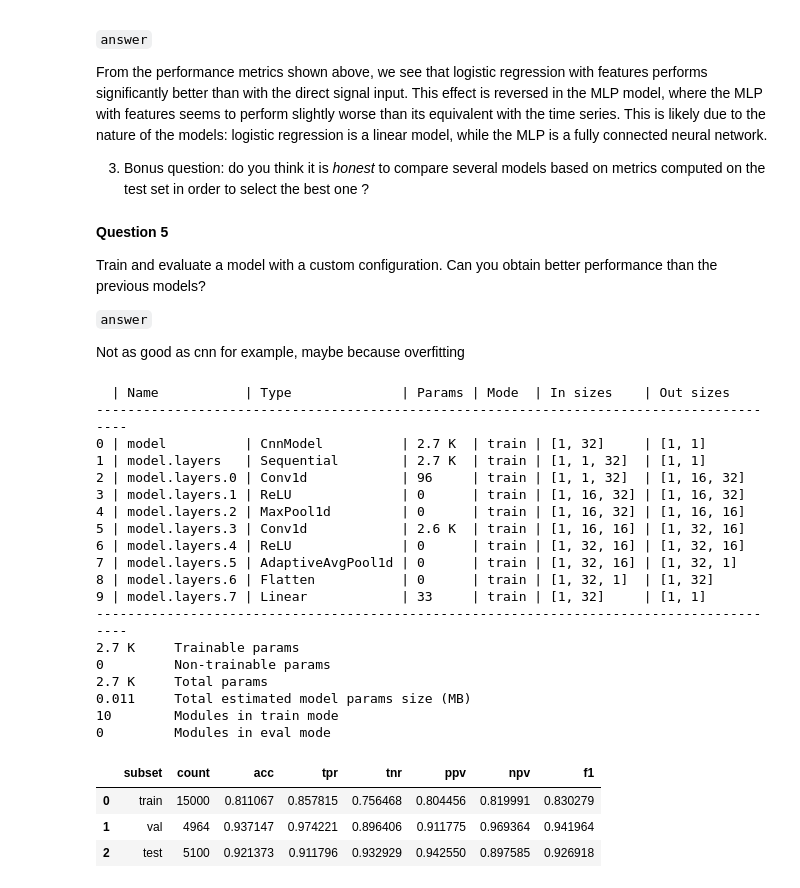
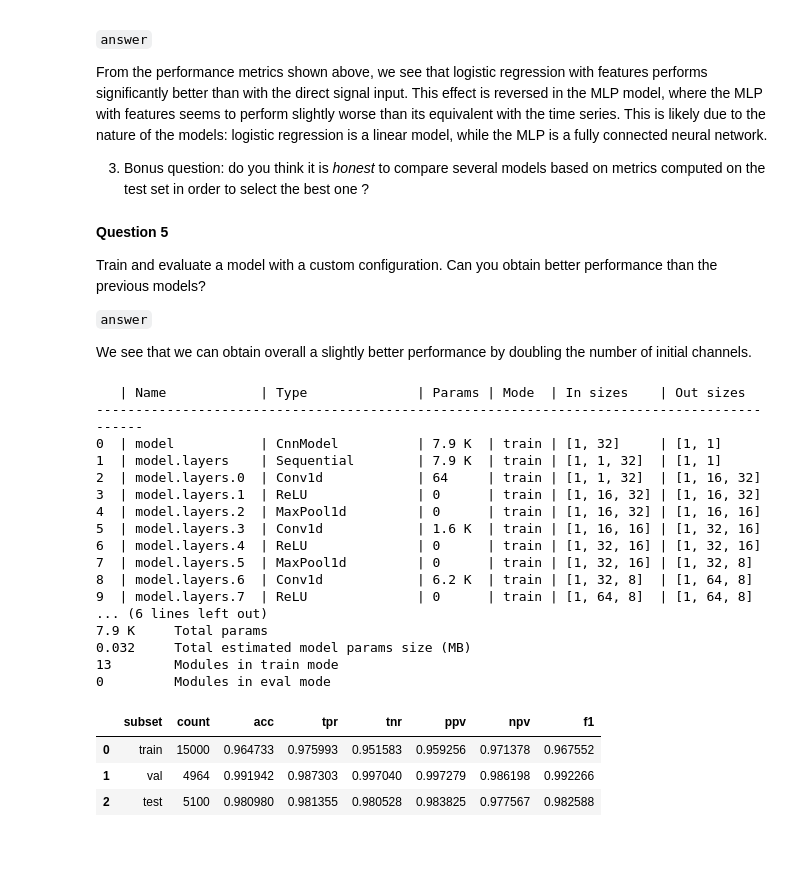
Before and after one commit to ricardo2911/labo, a Jupyter notebook: labo_11/notebooks/af_classification.ipynb, the cells around one changed output. Saved outputs shown, nothing was run; the diff lists cells and outputs as text; code cells hidden in the pictures; blank space fills up the shorter version.

```diff
--- a/labo_11/notebooks/af_classification.ipynb
+++ b/labo_11/notebooks/af_classification.ipynb
@@ -775,51 +776,49 @@ Train and evaluate a model with a custom configuration. Can you obtain better pe
 
 `answer`
 
-Not as good as cnn for example, maybe because overfitting
+We see that we can obtain overall a slightly better performance by doubling the number of initial channels.
 # %%
 # Customize the model configuration below.
 custom_config_name = 'custom'
 custom_config = {
     'model': {
         'name': 'cnn',
         'config': {
             'input_size': intervals.shape[1],
             'output_size': targets.shape[1],
-            'n_layers': 2,
+            'n_layers': 3,
             'n_initial_channels': 16,
-            'kernel_size': 5,
+            'kernel_size': 3,
         },
     },
     'optimizer': {
         'name': 'adam',
         'config': {'lr': 0.0001},
     },
 }
 
 custom_model = train_model(custom_config_name, custom_config, intervals, targets, i_train, i_val, n_epochs, batch_size)
 custom_metrics = evaluate_model(custom_model, intervals, targets, i_train, i_val, i_test, batch_size)
 IPython.display.display(custom_metrics)
 # %% [output]
-  | Name           | Type              | Params | Mode  | In sizes    | Out sizes
------------------------------------------------------------------------------------------
-0 | model          | CnnModel          | 2.7 K  | train | [1, 32]     | [1, 1]
-1 | model.layers   | Sequential        | 2.7 K  | train | [1, 1, 32]  | [1, 1]
-2 | model.layers.0 | Conv1d            | 96     | train | [1, 1, 32]  | [1, 16, 32]
-3 | model.layers.1 | ReLU              | 0      | train | [1, 16, 32] | [1, 16, 32]
-4 | model.layers.2 | MaxPool1d         | 0      | train | [1, 16, 32] | [1, 16, 16]
-5 | model.layers.3 | Conv1d            | 2.6 K  | train | [1, 16, 16] | [1, 32, 16]
-6 | model.layers.4 | ReLU              | 0      | train | [1, 32, 16] | [1, 32, 16]
-7 | model.layers.5 | AdaptiveAvgPool1d | 0      | train | [1, 32, 16] | [1, 32, 1]
-8 | model.layers.6 | Flatten           | 0      | train | [1, 32, 1]  | [1, 32]
-9 | model.layers.7 | Linear            | 33     | train | [1, 32]     | [1, 1]
------------------------------------------------------------------------------------------
-2.7 K     Trainable params
-0         Non-trainable params
-2.7 K     Total params
-0.011     Total estimated model params size (MB)
-10        Modules in train mode
+   | Name            | Type              | Params | Mode  | In sizes    | Out sizes
+-------------------------------------------------------------------------------------------
+0  | model           | CnnModel          | 7.9 K  | train | [1, 32]     | [1, 1]
+1  | model.layers    | Sequential        | 7.9 K  | train | [1, 1, 32]  | [1, 1]
+2  | model.layers.0  | Conv1d            | 64     | train | [1, 1, 32]  | [1, 16, 32]
+3  | model.layers.1  | ReLU              | 0      | train | [1, 16, 32] | [1, 16, 32]
+4  | model.layers.2  | MaxPool1d         | 0      | train | [1, 16, 32] | [1, 16, 16]
+5  | model.layers.3  | Conv1d            | 1.6 K  | train | [1, 16, 16] | [1, 32, 16]
+6  | model.layers.4  | ReLU              | 0      | train | [1, 32, 16] | [1, 32, 16]
+7  | model.layers.5  | MaxPool1d         | 0      | train | [1, 32, 16] | [1, 32, 8]
+8  | model.layers.6  | Conv1d            | 6.2 K  | train | [1, 32, 8]  | [1, 64, 8]
+9  | model.layers.7  | ReLU              | 0      | train | [1, 64, 8]  | [1, 64, 8]
+... (6 lines left out)
+7.9 K     Total params
+0.032     Total estimated model params size (MB)
+13        Modules in train mode
 0         Modules in eval mode
 |  | subset | count | acc | tpr | tnr | ppv | npv | f1 |
-| 0 | train | 15000 | 0.811067 | 0.857815 | 0.756468 | 0.804456 | 0.819991 | 0.830279 |
-| 1 | val | 4964 | 0.937147 | 0.974221 | 0.896406 | 0.911775 | 0.969364 | 0.941964 |
-| 2 | test | 5100 | 0.921373 | 0.911796 | 0.932929 | 0.942550 | 0.897585 | 0.926918 |
+| 0 | train | 15000 | 0.964733 | 0.975993 | 0.951583 | 0.959256 | 0.971378 | 0.967552 |
+| 1 | val | 4964 | 0.991942 | 0.987303 | 0.997040 | 0.997279 | 0.986198 | 0.992266 |
+| 2 | test | 5100 | 0.980980 | 0.981355 | 0.980528 | 0.983825 | 0.977567 | 0.982588 |
```
Also changed, not shown: parts of 2 cells of this notebook, 27 other files.
